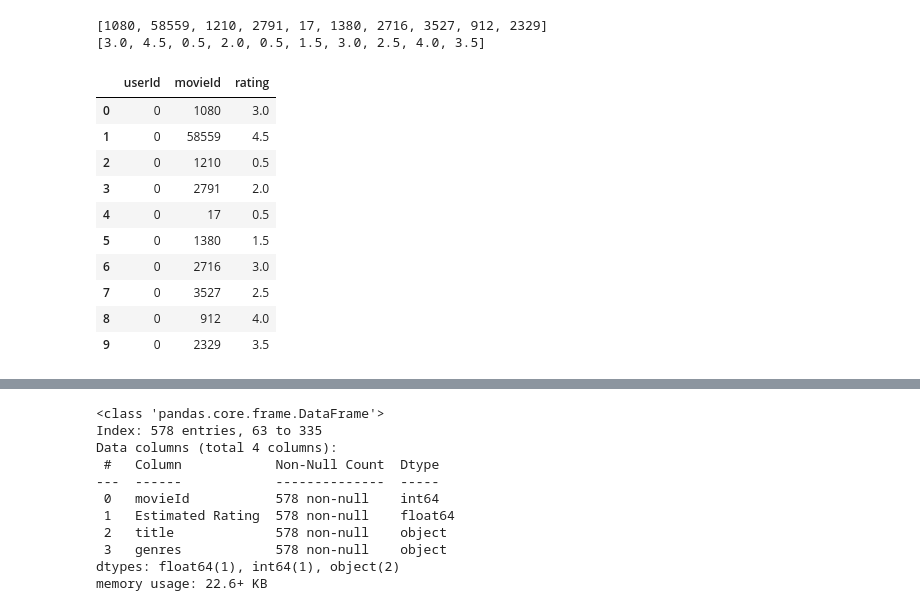
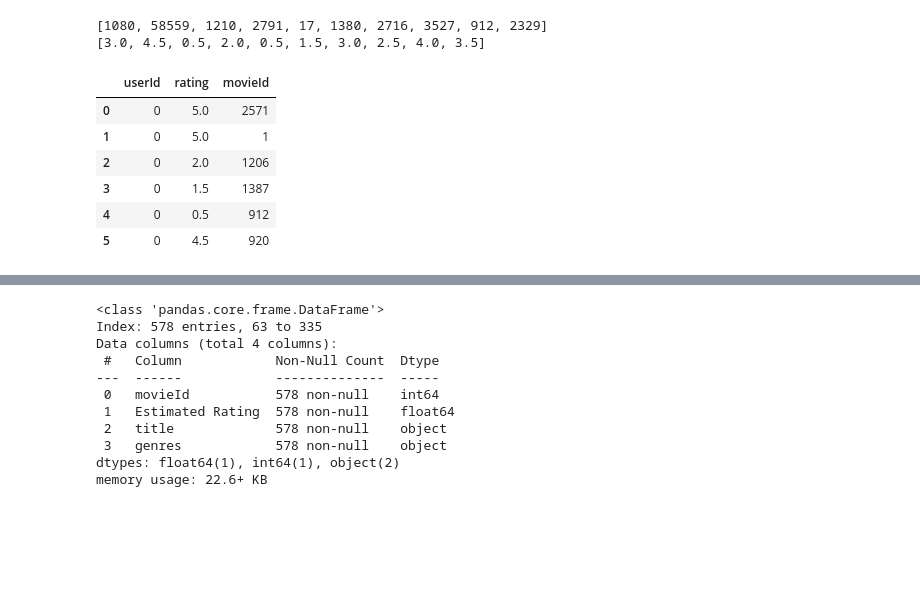
Before and after one commit to IC2020341/Capstone_Project, a Jupyter notebook: Jupyter Notebook/Capstone Project Jupyter Notebook.ipynb, the cells around one changed output, grey strips where cells are left out. Saved outputs shown, nothing was run; the diff lists cells and outputs as text; code cells hidden in the pictures; blank space fills up the shorter version.

```diff
--- a/Jupyter Notebook/Capstone Project Jupyter Notebook.ipynb
+++ b/Jupyter Notebook/Capstone Project Jupyter Notebook.ipynb
@@ -1199,6 +1205,10 @@ def find_similar_users(target_user_df, rating_df):
 Here we are doing a simulation with a hypothetical user that rated a random selection of movies in a random selection of ratings and identify this user as user 0. Then we use our function 'find_similar_users' (Cosine Similarity) based on our 'ratings_final' dataset and find a group of 10 users with similar ratings (user 0 + 9 users). We then calculate the average rating and merge with the movie dataset generating 'merged_final' that when sorted becomes 'sorted_df'.
 
 'Sorted_df' contains movies sorted in a descending way from highest to smallest estimated ratings for our user 0, meaning those are the estimated ratings that our user 0 would probably give to those 578 movies based on this user similarity with other users that rated 0.8 for more or less equally to that estimated rating.
+# %%
+movies_ingrid = [2571,1,1206,1387,912,920]
+# %%
+ratings_ingrid = [5,5,2,1.5,0.5,4.5]
 # %%
 # select 10 random movie ids to rate
 r = np.random.default_rng()
@@ -1217,26 +1227,24 @@ print(ratings)
 # %%
 # set target user id to 0 and create user dataframe
 user_id = 0
 dict = {
-  "userId" : [user_id,user_id,user_id,user_id,user_id,user_id,user_id,user_id,user_id,user_id],
-  "movieId" : m_ids,
-  "rating" : ratings
-  # "rating" : [3,4,1,2,4.5,1.5,1.5,3.5,4.5,0.5]
+  "userId" : [user_id,user_id,user_id,user_id,user_id,user_id],
+  # "userId" : [user_id,user_id,user_id,user_id,user_id,user_id,user_id,user_id,user_id,user_id],
+  # "movieId" : m_ids,
+  # "rating" : ratings
+  "rating" : ratings_ingrid,
+  "movieId" : movies_ingrid
 }
 df_user_0 = pd.DataFrame(dict)
 df_user_0
 # %% [output]
-|  | userId | movieId | rating |
-| 0 | 0 | 1080 | 3.0 |
-| 1 | 0 | 58559 | 4.5 |
-| 2 | 0 | 1210 | 0.5 |
-| 3 | 0 | 2791 | 2.0 |
-| 4 | 0 | 17 | 0.5 |
-| 5 | 0 | 1380 | 1.5 |
-| 6 | 0 | 2716 | 3.0 |
-| 7 | 0 | 3527 | 2.5 |
-| 8 | 0 | 912 | 4.0 |
-| 9 | 0 | 2329 | 3.5 |
+|  | userId | rating | movieId |
+| 0 | 0 | 5.0 | 2571 |
+| 1 | 0 | 5.0 | 1 |
+| 2 | 0 | 2.0 | 1206 |
+| 3 | 0 | 1.5 | 1387 |
+| 4 | 0 | 0.5 | 912 |
+| 5 | 0 | 4.5 | 920 |
 # %%
 users = find_similar_users(df_user_0,ratings_final )
 print(users)
```
Also changed, not shown: parts of 34 cells of this notebook.
